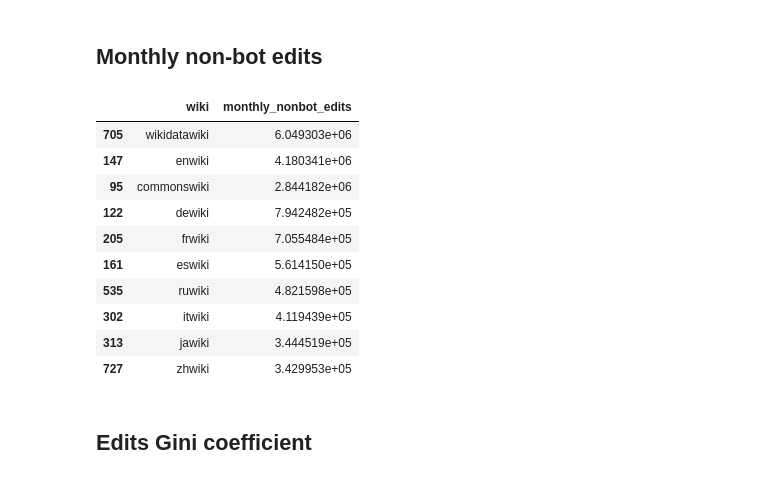
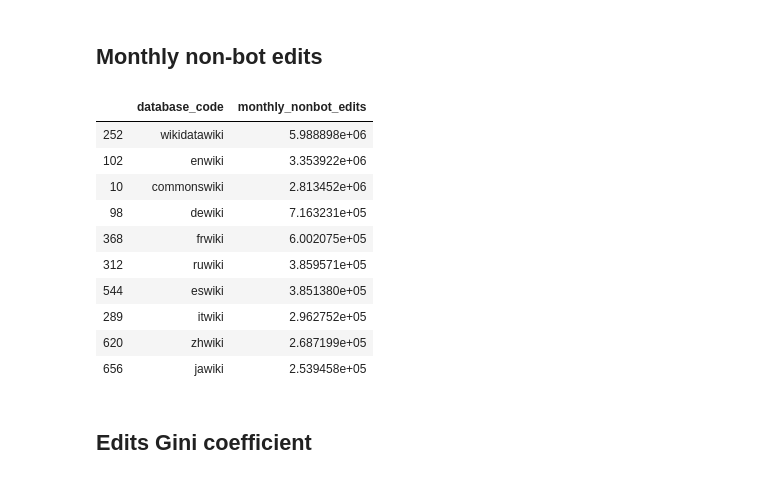
Before and after one commit to wikimedia-research/wiki-comparison, a Jupyter notebook: data-collection/data-collection.ipynb, the cells around one changed output. Saved outputs shown, nothing was run; the diff lists cells and outputs as text; code cells hidden in the pictures.

```diff
--- a/data-collection/data-collection.ipynb
+++ b/data-collection/data-collection.ipynb
@@ -435,0 +461,20 @@ top_10(rr, "revert_rate")
+# %%
+#updated to change how revision_is_identity_reverted is handled
+rr = wmf.hive.run("""
+    SELECT
+        wiki_db AS database_code,
+        SUM(IF(revision_is_identity_reverted, 1, 0)) / COUNT(*) AS revert_rate
+        --SUM(CAST(revision_is_identity_reverted AS INT)) / COUNT(*) AS revert_rate
+    FROM
+        wmf.mediawiki_history
+    WHERE
+        event_entity = "revision"
+        AND event_type = "create"
+        AND snapshot = "{snapshot}"
+        AND event_timestamp >= "{start}"
+        AND event_timestamp < "{end}"
+        AND SIZE(event_user_is_bot_by_historical) = 0
+    GROUP BY wiki_db
+""".format(**query_vars))
+
+top_10(rr, "revert_rate")
@@ -509,37 +598,36 @@ merge_in(maa)
 # %% [markdown]
 ## Monthly non-bot edits
 # %%
-mnbe = wmf.mariadb.run("""
-    select
-        wiki as database_code,
-        sum(edits) / 12 as monthly_nonbot_edits
-    from staging.editor_month
-    where
-        month >= "{start}" and
-        month < "{end}" and
+#formerly a mariadb query pulling from staging.editor_month and using bot_flag = 0 to identify bots, as well as the following to filter bot editors
+#convert(user_name using utf8) not regexp "bot\\\\b" or convert(user_name using utf8) in ("Paucabot", "Niabot", "Marbot")
+mnbe = wmf.hive.run("""
+    SELECT
+        wiki AS database_code,
+        SUM(edits) / 12 AS monthly_nonbot_edits
+    FROM neilpquinn.editor_month
+    WHERE
+        month >= "{start}"
+        AND month < "{end}"
         -- A user is a bot if they have a matching name or have the bot flag on *any* wiki
-        -- See https://meta.wikimedia.org/wiki/Research:Active_editor and https://meta.wikimedia.org/wiki/Research:Bot_user
-        bot_flag = 0 and (
-            -- Convert from BINARY to CHAR so that case-insentive regexes work
-            convert(user_name using utf8) not regexp "bot\\\\b" or
-            convert(user_name using utf8) in ("Paucabot", "Niabot", "Marbot")
-        )
-    group by wiki;
-""".format(start="2017-06-01", end="2018-06-01"))
+        -- See https://meta.wikimedia.org/wiki/Research:Active_editor AND https://meta.wikimedia.org/wiki/Research:Bot_user
+        AND bot_by_group = FALSE
+        AND (user_name not regexp "bot\\b" or user_name in ("Paucabot", "Niabot", "Marbot"))
+    GROUP BY wiki
+""".format(**query_vars))
 
 top_10(mnbe, "monthly_nonbot_edits")
 # %% [output]
-|  | wiki | monthly_nonbot_edits |
-| 705 | wikidatawiki | 6.049303e+06 |
-| 147 | enwiki | 4.180341e+06 |
-| 95 | commonswiki | 2.844182e+06 |
-| 122 | dewiki | 7.942482e+05 |
-| 205 | frwiki | 7.055484e+05 |
-| 161 | eswiki | 5.614150e+05 |
-| 535 | ruwiki | 4.821598e+05 |
-| 302 | itwiki | 4.119439e+05 |
-| 313 | jawiki | 3.444519e+05 |
-| 727 | zhwiki | 3.429953e+05 |
+|  | database_code | monthly_nonbot_edits |
+| 252 | wikidatawiki | 5.988898e+06 |
+| 102 | enwiki | 3.353922e+06 |
+| 10 | commonswiki | 2.813452e+06 |
+| 98 | dewiki | 7.163231e+05 |
+| 368 | frwiki | 6.002075e+05 |
+| 312 | ruwiki | 3.859571e+05 |
+| 544 | eswiki | 3.851380e+05 |
+| 289 | itwiki | 2.962752e+05 |
+| 620 | zhwiki | 2.687199e+05 |
+| 656 | jawiki | 2.539458e+05 |
 # %%
 merge_in(mnbe)
 # %% [markdown]
```
Also changed, not shown: parts of 63 cells of this notebook.
